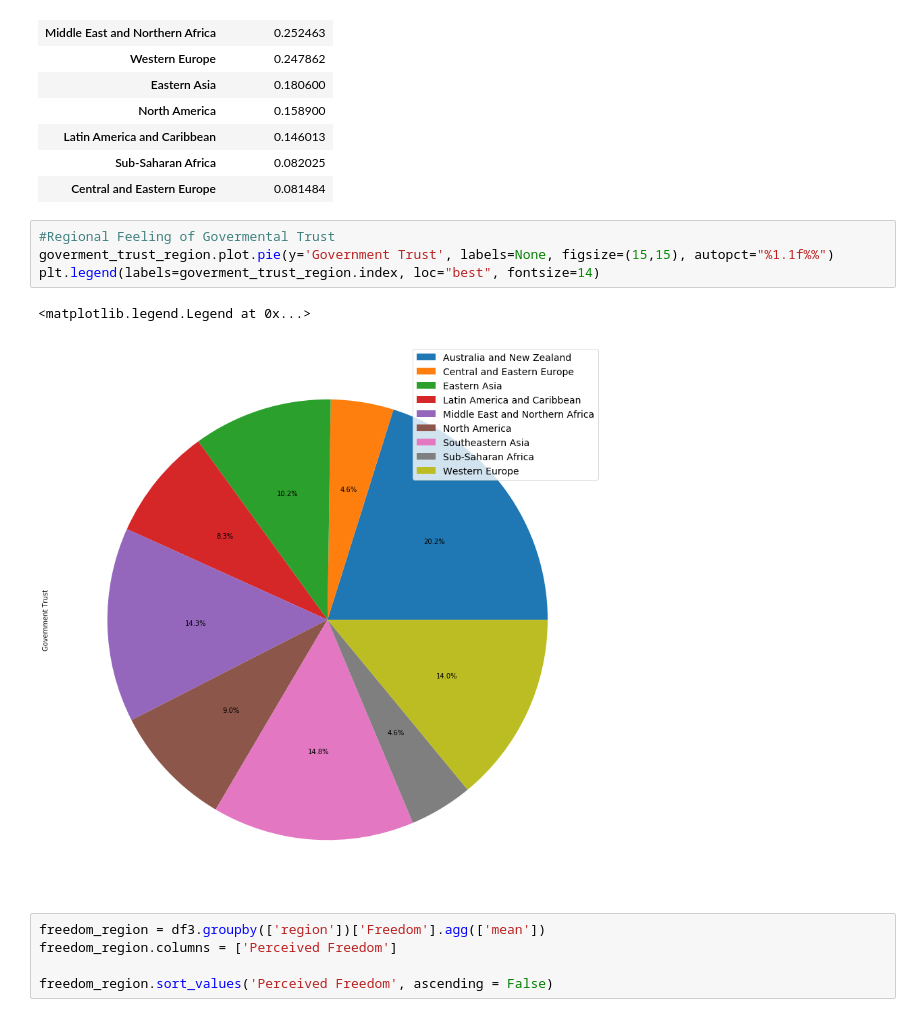
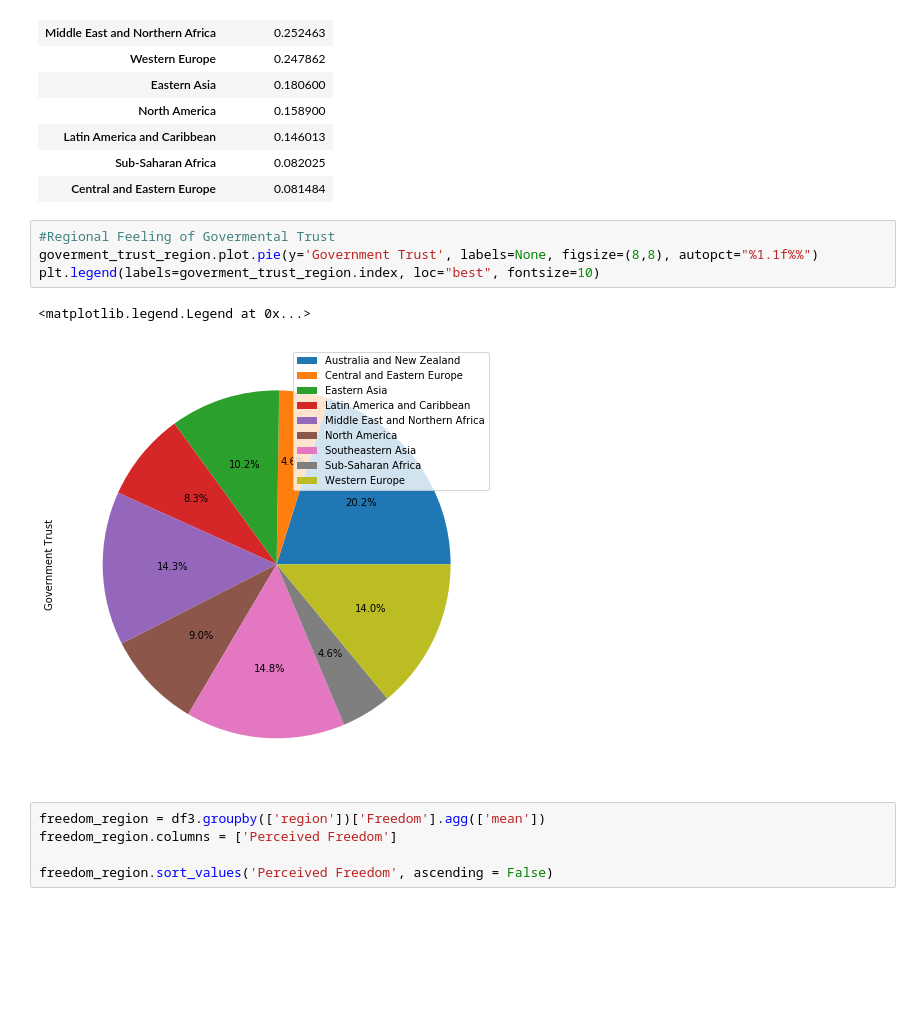
Before and after one commit to jsabastian/group-project_1, a Jupyter notebook: Individual_Code/Christina/00_Base_Code-CLee.ipynb, the cells around one changed output. Drawn from its saved outputs; the diff is of its cells as text; blank space fills up the shorter version.

```diff
--- a/Individual_Code/Christina/00_Base_Code-CLee.ipynb
+++ b/Individual_Code/Christina/00_Base_Code-CLee.ipynb
@@ -98,11 +98,11 @@ goverment_trust_region.sort_values('Government Trust', ascending = False)
 | Central and Eastern Europe | 0.081484 |
 # %%
 #Regional Feeling of Govermental Trust
-goverment_trust_region.plot.pie(y='Government Trust', labels=None, figsize=(15,15), autopct="%1.1f%%")
-plt.legend(labels=goverment_trust_region.index, loc="best", fontsize=14)
+goverment_trust_region.plot.pie(y='Government Trust', labels=None, figsize=(8,8), autopct="%1.1f%%")
+plt.legend(labels=goverment_trust_region.index, loc="best", fontsize=10)
 # %% [output]
 <matplotlib.legend.Legend at 0x...>
-[figure, old version]
+[figure, new version]
 # %%
 freedom_region = df3.groupby(['region'])['Freedom'].agg(['mean'])
 freedom_region.columns = ['Perceived Freedom']
```
Also changed, not shown: parts of 5 cells of this notebook.
